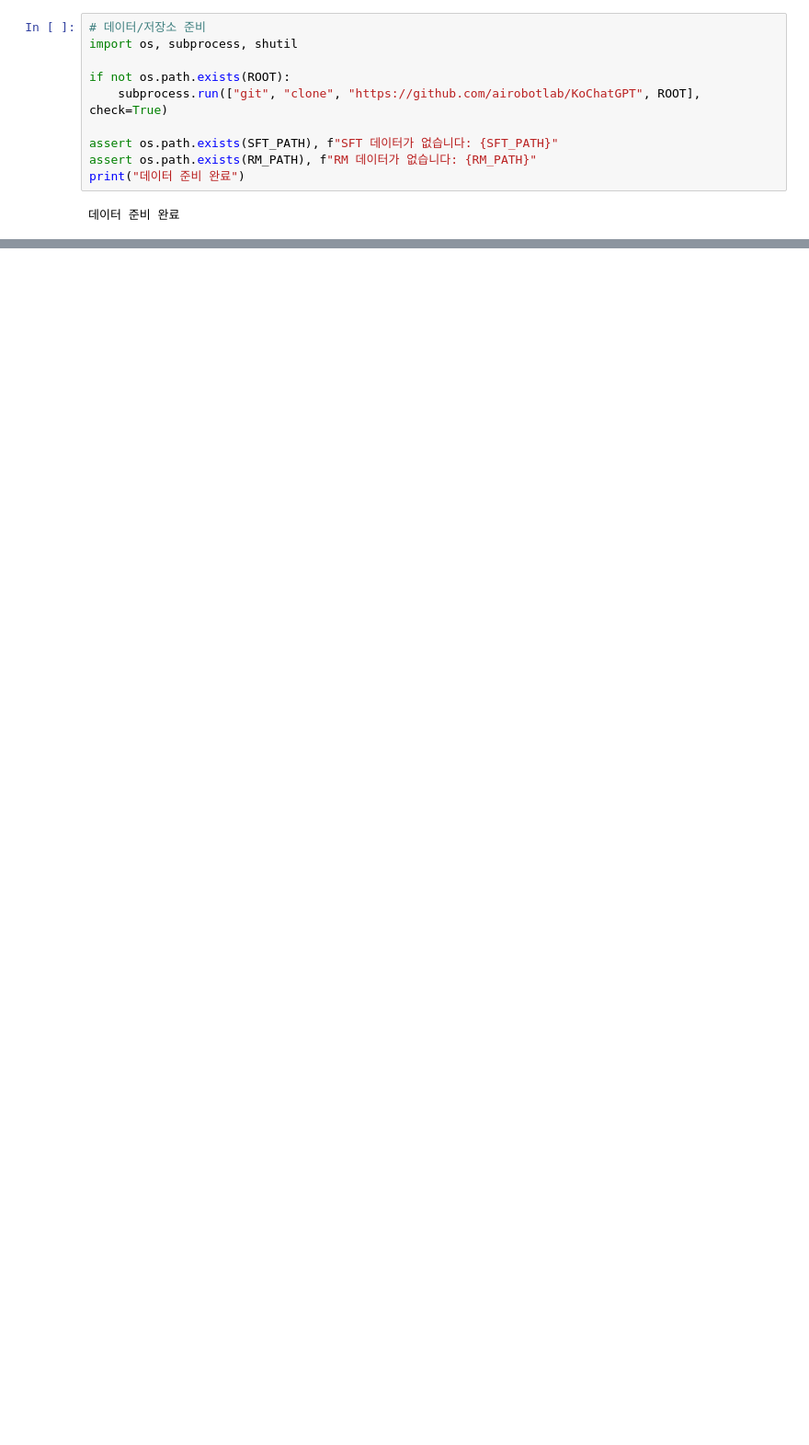
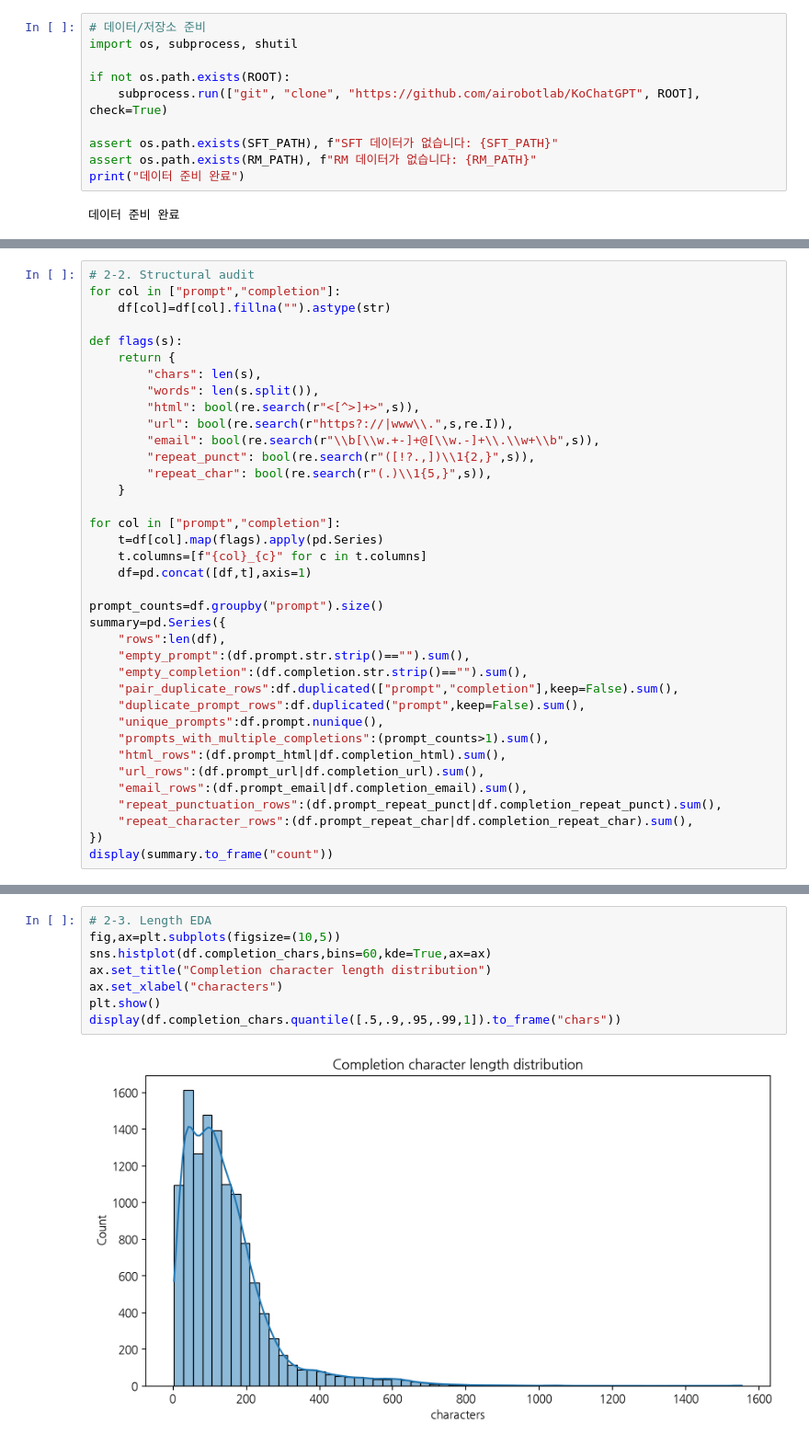
Before and after one commit to todd-jang/AIFFEL_quest_rs, a Jupyter notebook: GoingDeeper/08_KoChatGPT/KoChatGPT_rubric_project_final.ipynb, the cells around one changed output, grey strips where cells are left out. Shown at 92% size. Saved outputs shown, nothing was run; the diff lists cells and outputs as text; blank space fills up the shorter version.

```diff
--- a/GoingDeeper/08_KoChatGPT/KoChatGPT_rubric_project_final.ipynb
+++ b/GoingDeeper/08_KoChatGPT/KoChatGPT_rubric_project_final.ipynb
@@ -1176,0 +257,37 @@ print("결과 저장 완료: /content/project_results/")
+# %%
+# 2-2. Structural audit
+for col in ["prompt","completion"]:
+    df[col]=df[col].fillna("").astype(str)
+
+def flags(s):
+    return {
+        "chars": len(s),
+        "words": len(s.split()),
+        "html": bool(re.search(r"<[^>]+>",s)),
+        "url": bool(re.search(r"https?://|www\\.",s,re.I)),
+        "email": bool(re.search(r"\\b[\\w.+-]+@[\\w.-]+\\.\\w+\\b",s)),
+        "repeat_punct": bool(re.search(r"([!?.,])\\1{2,}",s)),
+        "repeat_char": bool(re.search(r"(.)\\1{5,}",s)),
+    }
+
+for col in ["prompt","completion"]:
+    t=df[col].map(flags).apply(pd.Series)
+    t.columns=[f"{col}_{c}" for c in t.columns]
+    df=pd.concat([df,t],axis=1)
+
+prompt_counts=df.groupby("prompt").size()
+summary=pd.Series({
+    "rows":len(df),
+    "empty_prompt":(df.prompt.str.strip()=="").sum(),
+    "empty_completion":(df.completion.str.strip()=="").sum(),
+    "pair_duplicate_rows":df.duplicated(["prompt","completion"],keep=False).sum(),
+    "duplicate_prompt_rows":df.duplicated("prompt",keep=False).sum(),
+    "unique_prompts":df.prompt.nunique(),
+    "prompts_with_multiple_completions":(prompt_counts>1).sum(),
+    "html_rows":(df.prompt_html|df.completion_html).sum(),
+    "url_rows":(df.prompt_url|df.completion_url).sum(),
+    "email_rows":(df.prompt_email|df.completion_email).sum(),
+    "repeat_punctuation_rows":(df.prompt_repeat_punct|df.completion_repeat_punct).sum(),
+    "repeat_character_rows":(df.prompt_repeat_char|df.completion_repeat_char).sum(),
+})
+display(summary.to_frame("count"))
@@ -1176,0 +308,10 @@ print("결과 저장 완료: /content/project_results/")
+# %%
+# 2-3. Length EDA
+fig,ax=plt.subplots(figsize=(10,5))
+sns.histplot(df.completion_chars,bins=60,kde=True,ax=ax)
+ax.set_title("Completion character length distribution")
+ax.set_xlabel("characters")
+plt.show()
+display(df.completion_chars.quantile([.5,.9,.95,.99,1]).to_frame("chars"))
+# %% [output]
+[figure, added]
```
Also changed, not shown: parts of 116 cells of this notebook.
